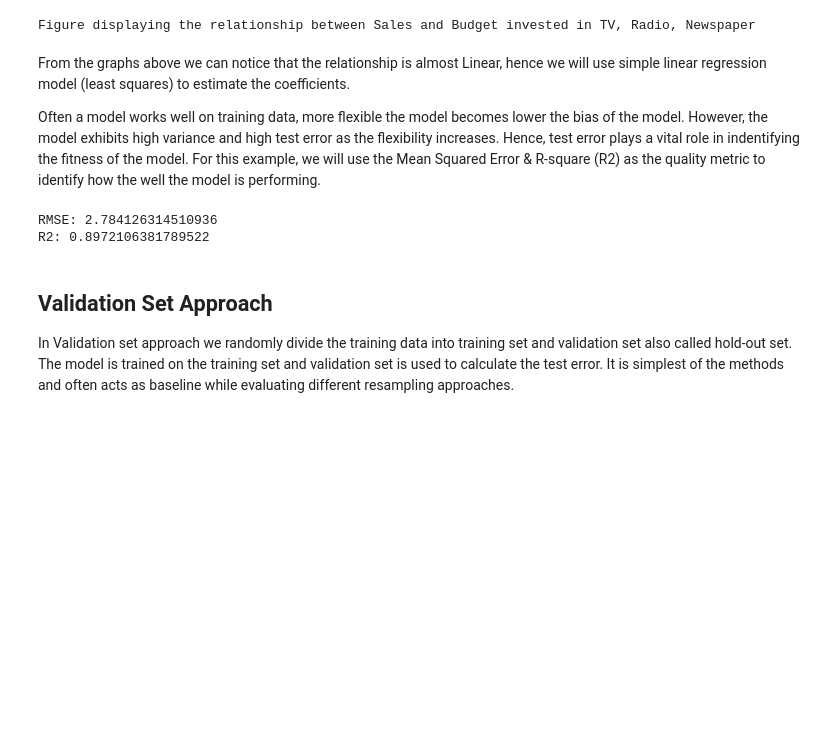
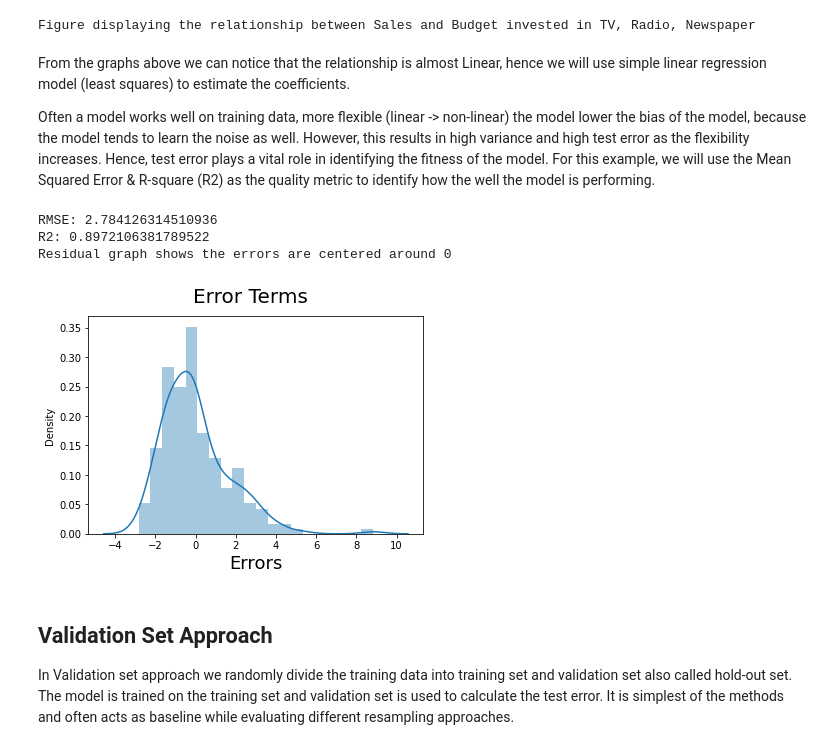
Before and after one commit to sriksmachi/sriksml, a Jupyter notebook: ResamplingApproaches.ipynb, the cells around one changed output. Drawn from its saved outputs; the diff is of its cells as text; code cells hidden in the pictures; blank space fills up the shorter version.

```diff
--- a/ResamplingApproaches.ipynb
+++ b/ResamplingApproaches.ipynb
@@ -63,21 +65,30 @@ Figure displaying the relationship between Sales and Budget invested in TV, Radi
 
 From the graphs above we can notice that the relationship is almost Linear, hence we will use simple linear regression model (least squares) to estimate the coefficients.
 
-Often a model works well on training data, more flexible the model becomes lower the bias of the model. However, the model exhibits high variance and high test error as the flexibility increases. Hence, test error plays a vital role in indentifying the fitness of the model. For this example, we will use the Mean Squared Error & R-square (R2) as the quality metric to identify how the well the model is performing.
+Often a model works well on training data, more flexible (linear -> non-linear) the model lower the bias of the model, because the model tends to learn the noise as well. However, this results in high variance and high test error as the flexibility increases. Hence, test error plays a vital role in identifying the fitness of the model. For this example, we will use the Mean Squared Error & R-square (R2) as the quality metric to identify how the well the model is performing.
 # %%
 # Calculating the MSE and R2 using all the training data.
 
 y = df['Sales']
 X = df[['TV', 'Radio', 'Newspaper']]
 lm = LinearRegression()
 lm.fit(X, y)
 y_preds = lm.predict(X)
 residuals = (y_preds - y)
 print(f'RMSE: {mean_squared_error(y, y_preds)}')
 print(f'R2: {r2_score(y, y_preds)}')
+
+fig = plt.figure()
+sns.distplot((y_preds - y), bins = 20)
+fig.suptitle('Error Terms', fontsize = 20)                  # Plot heading
+plt.xlabel('Errors', fontsize = 18)                         # X-label
+print('Residual graph shows the errors are centered around 0')
+plt.show()
 # %% [output]
 RMSE: 2.784126314510936
 R2: 0.8972106381789522
+Residual graph shows the errors are centered around 0
+[figure, added]
 # %% [markdown]
 ## Validation Set Approach
 
```
Also changed, not shown: parts of 11 cells of this notebook.
